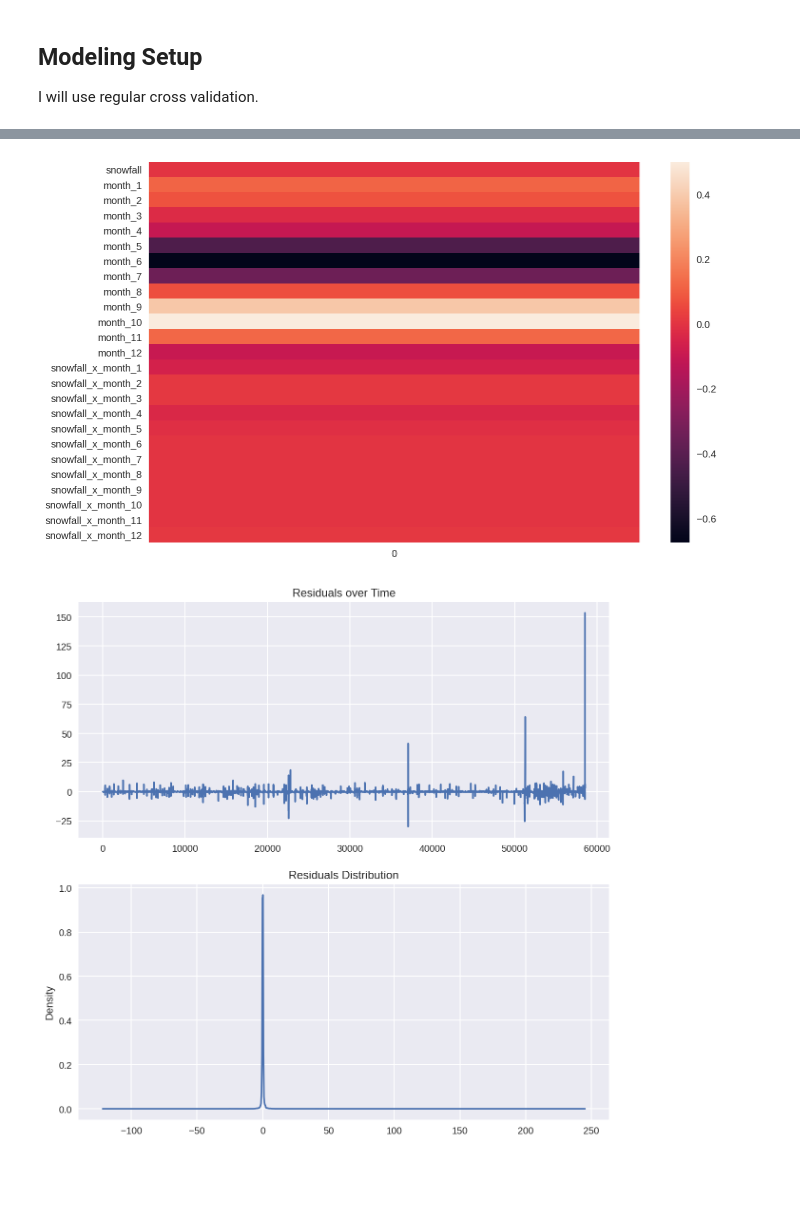
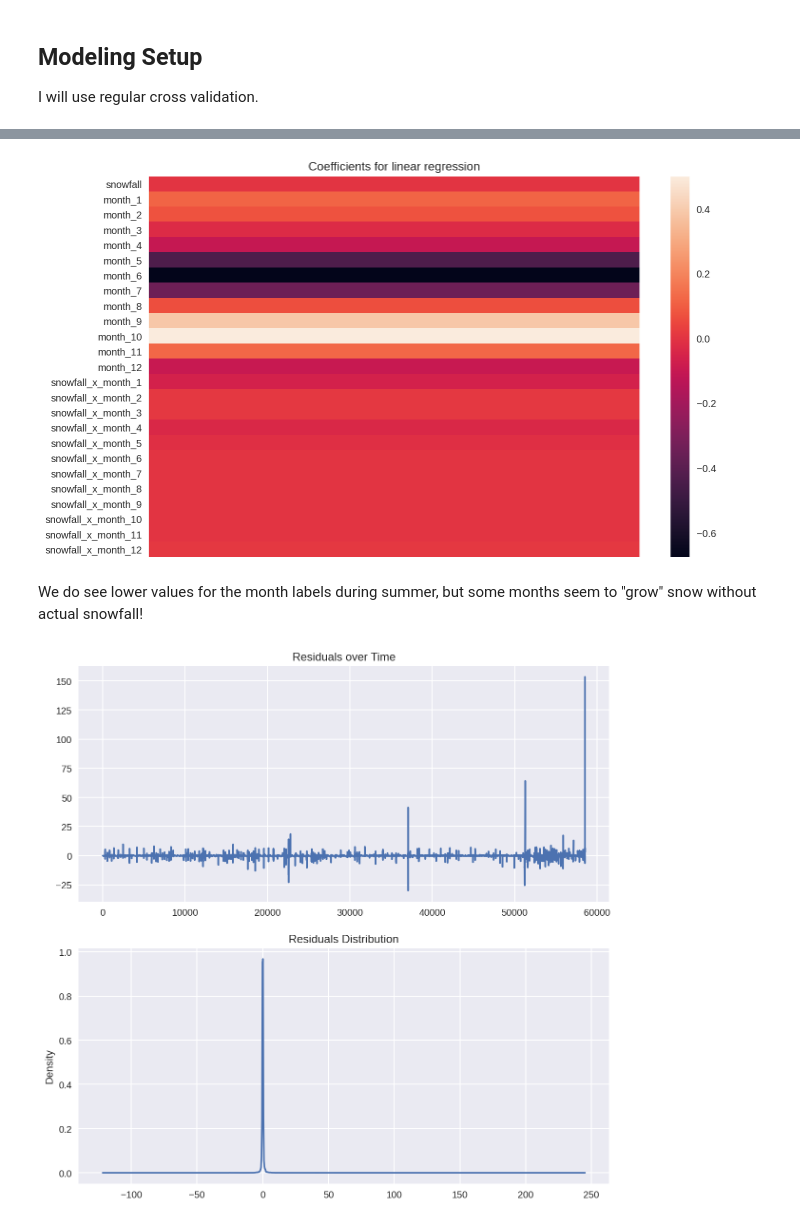
Before and after one commit to chrisoyer/ski-snow-modeling, a Jupyter notebook: src/analysis/snow_nonts_analysis.ipynb, the cells around one changed output, grey strips where cells are left out. Drawn from its saved outputs; the diff is of its cells as text; code cells hidden in the pictures; blank space fills up the shorter version.

```diff
--- a/src/analysis/snow_nonts_analysis.ipynb
+++ b/src/analysis/snow_nonts_analysis.ipynb
@@ -190,6 +192,13 @@ def train_test_split(data: pd.DataFrame) -> (np.array, np.array, np.array, np.ar
 # %%
 def get_results(data: pd.DataFrame, region: str,
                 include_resids: bool=False) -> pd.DataFrame:
+    """splits data, trains model for region, and puts results into dataframe
+    Arguments:
+        data: dataframe with X & y
+        region: region to look at
+        include_resids: if all y & ŷ instances should be returned inside the dataframe
+            WARNING: increases size of df greatly
+    Returns: dataframe """
     X_train, y_train, X_test, y_test = train_test_split(data)
     lin_regr = ElasticNetCV(cv=5)
 
@@ -226,9 +235,15 @@ result
 |  | r2 | mse | mae | snowfall | month_1 | month_2 | month_3 | month_4 | month_5 | month_6 | month_7 | ... |
 | 0 | 0.115945 | 17167.100144 | 157.711893 | 0.003193 | 0.115638 | 0.076826 | -0.026375 | -0.102577 | -0.432486 | -0.67448 | -0.34804 | ... |
 # %%
-sns.heatmap(data=result.drop(columns=['mse', 'mae', 'r2']).T);
+fig, ax = plt.figure(), plt.axes()
+sns.heatmap(data=result.drop(columns=['mse', 'mae', 'r2']).T, ax=ax)
+plt.title("Coefficients for linear regression")
+ax.set_xticklabels("")
+plt.show();
 # %% [output]
-[figure, old version]
+[figure, new version]
+# %% [markdown]
+We do see lower values for the month labels during summer, but some months seem to "grow" snow without actual snowfall!
 # %%
 lin_regr_resids = pd.DataFrame()
 lin_regr_resids['y']= np.concatenate([y[0] for y in regional_regression.y])
```
Also changed, not shown: parts of 19 cells of this notebook.
